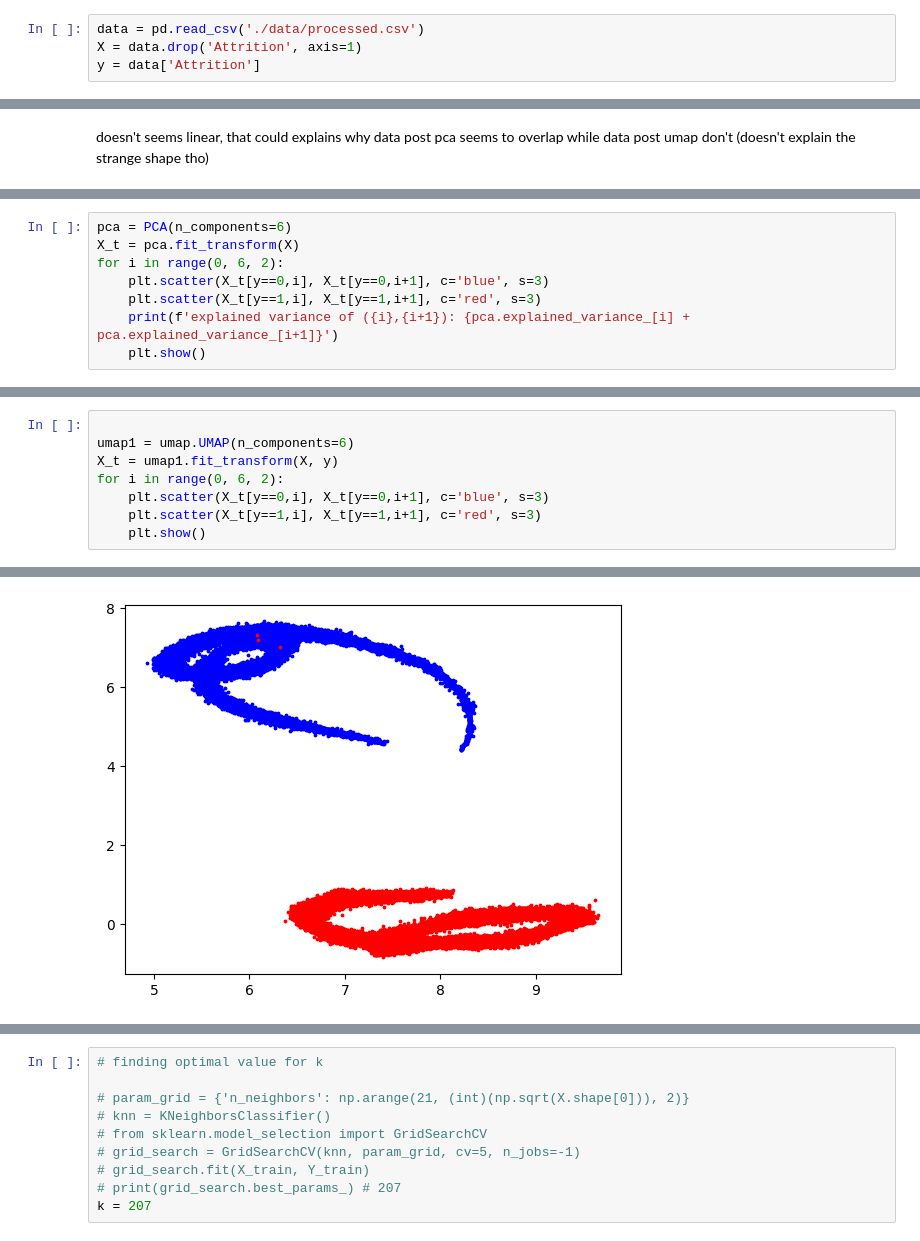
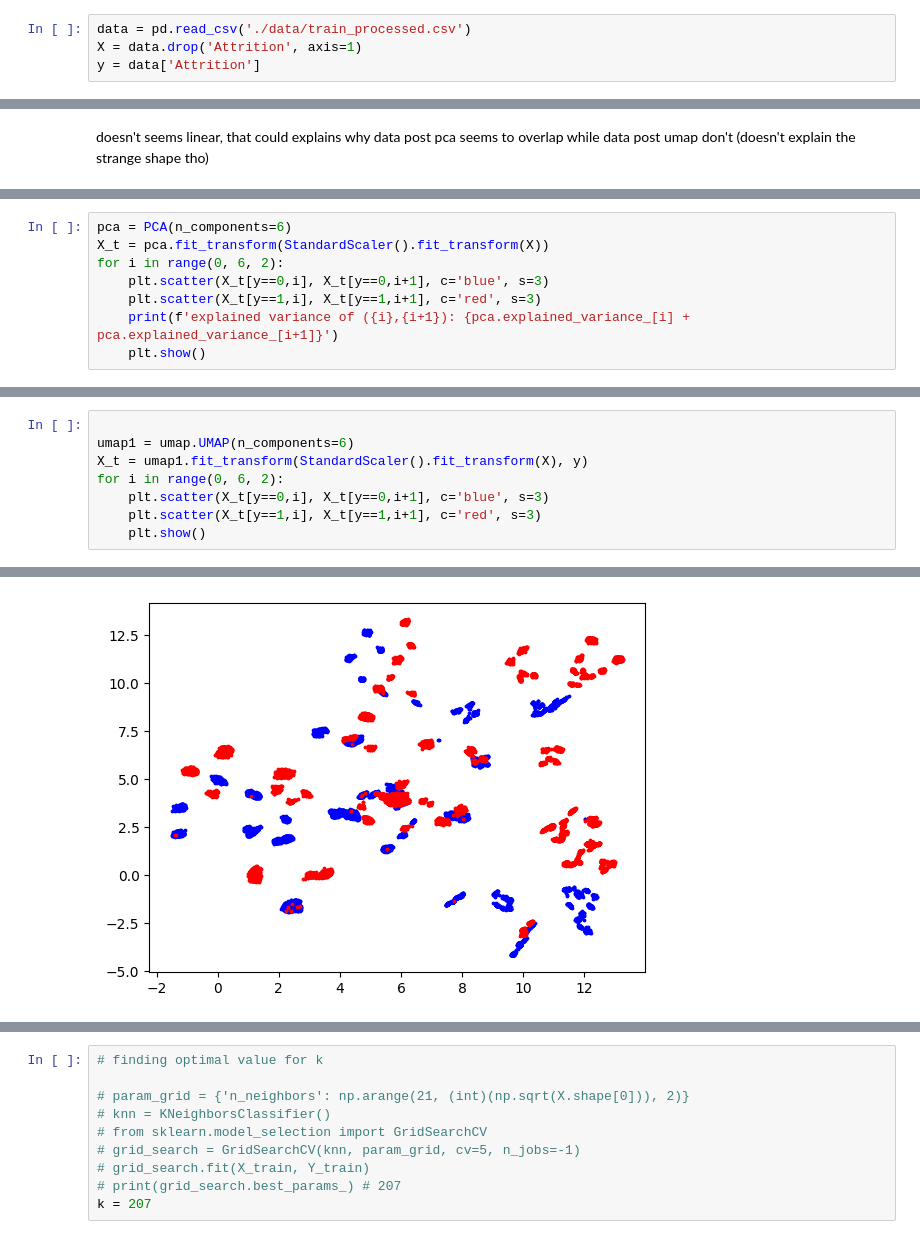
Before and after one commit to duongk67/ML_final_project, a Jupyter notebook: classification.ipynb, the cells around one changed output, grey strips where cells are left out. Cells and saved outputs as stored; diff of their text form.

Commit message:
change scaling to after train-valid split

```diff
--- a/classification.ipynb
+++ b/classification.ipynb
@@ -25,5 +15,5 @@ To enable the following instructions: AVX2 AVX512F AVX512_VNNI FMA, in other ope
 # %%
-data = pd.read_csv('./data/processed.csv')
+data = pd.read_csv('./data/train_processed.csv')
 X = data.drop('Attrition', axis=1)
 y = data['Attrition']
 # %%
@@ -67,6 +57,6 @@ plt.show()
 # %%
 pca = PCA(n_components=6)
-X_t = pca.fit_transform(X)
+X_t = pca.fit_transform(StandardScaler().fit_transform(X))
 for i in range(0, 6, 2):
     plt.scatter(X_t[y==0,i], X_t[y==0,i+1], c='blue', s=3)
     plt.scatter(X_t[y==1,i], X_t[y==1,i+1], c='red', s=3)
@@ -82,7 +72,7 @@ explained variance of (4,5): 2.026057240012785
 # %%
 
 umap1 = umap.UMAP(n_components=6)
-X_t = umap1.fit_transform(X, y)
+X_t = umap1.fit_transform(StandardScaler().fit_transform(X), y)
 for i in range(0, 6, 2):
     plt.scatter(X_t[y==0,i], X_t[y==0,i+1], c='blue', s=3)
     plt.scatter(X_t[y==1,i], X_t[y==1,i+1], c='red', s=3)
@@ -93,4 +83,4 @@ for i in range(0, 6, 2):
-[figure, old version]
+[figure, new version]
 # %%
 from sklearn.model_selection import KFold
 # X_train, X_valid, Y_train, Y_valid= train_test_split(X, y, test_size=0.2, shuffle=True, random_state=420960)
```
Also changed, not shown: parts of 16 cells of this notebook, 5 other files.
